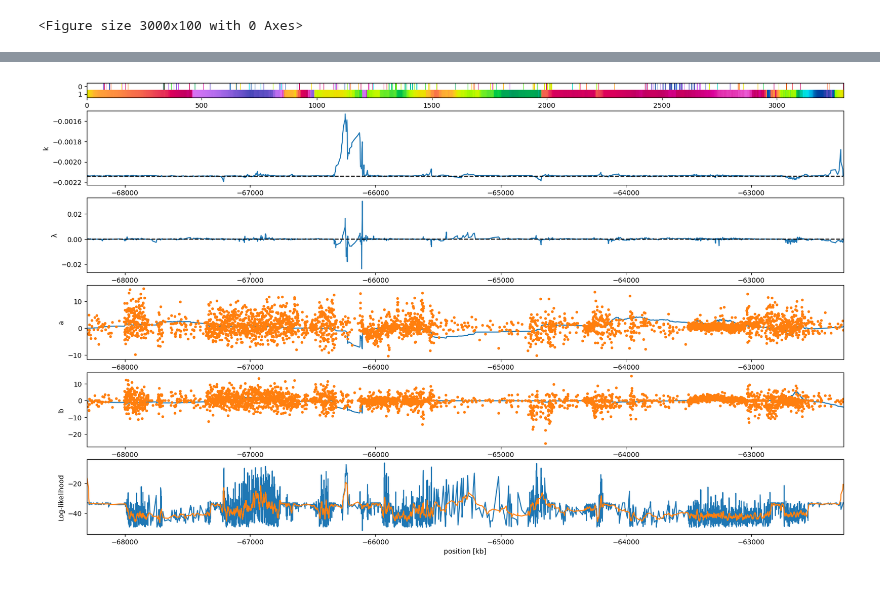
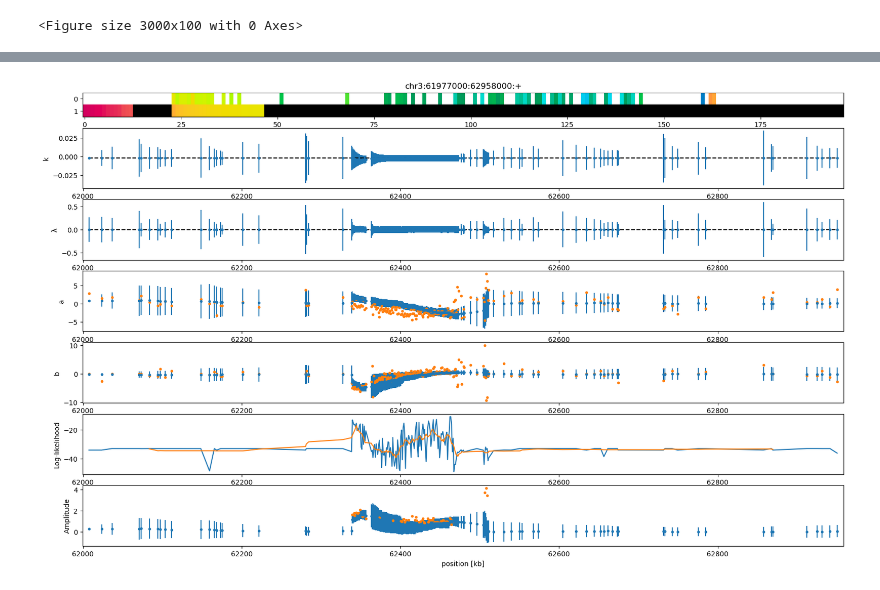
Before and after one commit to jmbreda/PROseq, a Jupyter notebook: notebooks/Test_extended_kalman_on_expressed_regions.ipynb, the cells around one changed output, grey strips where cells are left out. Drawn from its saved outputs; the diff is of its cells as text; code cells hidden in the pictures.

```diff
--- a/notebooks/Test_extended_kalman_on_expressed_regions.ipynb
+++ b/notebooks/Test_extended_kalman_on_expressed_regions.ipynb
@@ -1,4 +1,8 @@
 # %%
+%load_ext autoreload
+%autoreload 2
+%reload_ext autoreload
+
 import numpy as np
 import pandas as pd
 import argparse
@@ -113,7 +117,7 @@ def get_kf_parameters(bin_size):
     # mean of k(t) [rad/kb]
     k_mu = k_mean
     # variance k(t) process
-    sigma_k = k_mu # variance k(t) process of the same order of magnitude as the signal
+    sigma_k = 2*k_mu # variance k(t) process of the same order of magnitude as the signal
     eps_k = sigma_k * np.sqrt(2*gamma_k)
 
     # rate of mean reversion of λ(t)
@@ -323,10 +327,10 @@ kf_parameters = get_kf_parameters(bin_size)
 #    for strand in ['+','-']:
 #        coord = f'{chr}:{start}:{end}:{strand}'
 #        COORD.append(coord)
-COORD = ['chr6:3551000:7059000:-','chr17:62261000:68305000:-','chr18:43979000:47740000:+','chr17:34850000:35150000:-','chr17:26500000:26800000:+','chr7:19650855:19880000:-','chr1:67900000:69200000:-']
+COORD = ['chr6:3551000:7059000:-','chr17:62261000:68305000:-','chr18:43979000:47740000:+','chr17:34850000:35150000:-','chr17:26500000:26800000:+','chr7:19650855:19880000:-','chr1:67900000:69200000:-','chr3:61977000:62958000:+']
 # run Kalman filter
 OUT = []
-for coord in COORD:
+for coord in COORD[-2:]:
     print(coord)
 
     # get parameters
@@ -372,6 +376,7 @@ for coord in COORD:
     f_n = np.sum(X.T*np.exp(-1j*ω*T),1)
     φ_n, a_n, R2, pval, μ = fourier_transform(measurments,T,ω)
     φ_n[pval>0.1] = np.nan
+    a_n[pval>0.1] = np.nan
     #f_n[R2<0.1] = np.nan
 
     # Use unnormalized expression at each position for R
@@ -387,7 +392,7 @@ for coord in COORD:
 
     # EKF implementation
     # Initial state estimate and covariance
-    f0 = np.nanmean(f_n[:5]*R2[:5])/np.nanmean(R2[:5])
+    f0 = np.nanmean(f_n[:10]*R2[:10])/np.nanmean(R2[:10])
     a0 = f0.real
     b0 = f0.imag
     k0 = k_mu
@@ -459,9 +464,9 @@ for coord in COORD:
     #        LL_bs[k] = -0.5 * ( np.linalg.multi_dot([res.T, np.linalg.inv(S), res]) + np.log(np.linalg.det(S)) + m * np.log(2*np.pi) )
 
     # reflip if strand is '-'
-    if strand == '-':
-        x_est = x_est[::-1]
-        LL = LL[::-1]
+    #if strand == '-':
+        #x_est = x_est[::-1]
+        #LL = LL[::-1]
         #x_smooth = x_smooth[::-1]
         #LL_bs = LL_bs[::-1]
 
@@ -487,29 +492,44 @@ for coord in COORD:
     #k_smooth = x_smooth[:,2]
     #λ_smooth = x_smooth[:,3]
 
-    μ_est = x_est[:,0] + 1j*x_est[:,1]
-    a_est = 4/m * np.abs(μ_est)
-    φ_est = -np.arctan2(x_est[:,1],x_est[:,0])
-    φ_est[φ_est<0] += 2*np.pi
-    k_est = x_est[:,2]
-    λ_est = x_est[:,3]
+    a = x_est[:,0]
+    b = x_est[:,1]
+    k = x_est[:,2]
+    λ = x_est[:,3]
+    σ2_a = P_est.reshape((N_bins,n,n))[:,0,0]
+    σ2_b = P_est.reshape((N_bins,n,n))[:,1,1]
+    σ_ab = P_est.reshape((N_bins,n,n))[:,0,1]
+    σ2_k = P_est.reshape((N_bins,n,n))[:,2,2]
+    σ2_λ = P_est.reshape((N_bins,n,n))[:,3,3]
+    μ = a + 1j*b
+    amp = 4/m * np.abs(μ)
+    σ_amp = 4/m * np.sqrt( σ2_a + σ2_b + 2*σ_ab )
+
+    φ = -np.arctan2(b,a)
+    φ[φ<0] += 2*np.pi
+    # f = -artan(b/a)
+    # σ_f(a,b) = |df/da|^2 σ_a^2 + |df/da|^2 σ_b^2 + 2 df/da df/db σ_ab
+    # df/da = b/(a^2+b^2)
+    # df/db = -a/(a^2+b^2)
+    # σ2_f = (b/(a^2+b^2))^2 σ_a^2 + (-a/(a^2+b^2))^2 σ_b^2 - (ab/(a^2+b^2)) σ_ab
+    # σ_f = sqrt( b^2 σ_a^2 + a^2 σ_b^2 - 2ab σ_ab )/(a^2+b^2)^2
+    σ_φ = np.sqrt( b*b*σ2_a + a*a*σ2_b - 2*a*b*σ_ab )/(a*a+b*b)
 
 
     #df_out.to_csv(out_table,index=False,sep='\t')
-    #Φ = np.ones((3,len(positions),3))
     Φ = np.ones((2,len(positions),3))
-    Φ[0,:] = p2lc(φ_n)
-    Φ[1,:] = p2lc(φ_est)
-    #Φ[2,:] = p2lc(φ_smooth)
+    Φ[0,:] = p2lc(φ=φ_n,amp=a_n)
+    Φ[1,:] = p2lc(φ=φ,amp=a)
 
     fig = plt.figure(figsize=(30,1))
-    fig, axes = plt.subplots(6, 1, figsize=(20, 12), gridspec_kw={'height_ratios': [1, 5, 5, 5, 5, 5]})
+    fig, axes = plt.subplots(7, 1, figsize=(20, 12), gridspec_kw={'height_ratios': [2, 5, 5, 5, 5, 5, 5]})
 
     ax = axes[0]
+    ax.set_title(coord)
     ax.imshow(Φ,aspect='auto',interpolation='none')
 
     ax = axes[1]
-    ax.plot(positions,k_est)
+    ax.errorbar(positions,k,yerr=np.sqrt(σ2_k),fmt='.')
     #ax.plot(positions,k_smooth)
     ax.plot([positions[0],positions[-1]],[k_mu,k_mu],'k--')
     ax.set_xlabel('position [kb]')
@@ -518,7 +538,7 @@ for coord in COORD:
     ax.set_xlim([positions[0]-dx/2,positions[-1]+dx/2])
 
     ax = axes[2]
-    ax.plot(positions,λ_est)
+    ax.errorbar(positions,λ,yerr=np.sqrt(σ2_λ),fmt='.')
     #ax.plot(positions,λ_smooth)
     ax.plot([positions[0],positions[-1]],[0,0],'k--')
     ax.set_xlabel('position [kb]')
@@ -528,7 +548,7 @@ for coord in COORD:
     #fig.savefig(fname[0],bbox_inches='tight')
 
     ax = axes[3]
-    ax.plot(positions,x_est[:,0])
+    ax.errorbar(positions,a,yerr=np.sqrt(σ2_a),fmt='.')
     #ax.plot(positions,x_smooth[:,0])
     ax.plot(positions,f_n.real,'.')
     ax.set_xlabel('position [kb]')
@@ -537,7 +557,7 @@ for coord in COORD:
     ax.set_xlim([positions[0]-dx/2,positions[-1]+dx/2])
 
     ax = axes[4]
-    ax.plot(positions,x_est[:,1])
+    ax.errorbar(positions,b,yerr=np.sqrt(σ2_b),fmt='.')
     #ax.plot(positions,x_smooth[:,1])
     ax.plot(positions,f_n.imag,'.')
     ax.set_xlabel('position [kb]')
@@ -549,13 +569,28 @@ for coord in COORD:
     ax.plot(positions,LL)
     #ax.plot(positions,LL_bs)
     # moving average of LL
-    LL_ma = np.convolve(LL, np.ones(10)/10, mode='same')
+    # add nan padding at the beginning and end of LL_ma
+    avg_win = 11
+    LL_ma = np.convolve(LL, np.ones(avg_win)/avg_win, mode='valid')
+    pad = np.zeros(avg_win//2)*np.nan
+    LL_ma = np.concatenate([pad,LL_ma,pad])
+
     ax.plot(positions,LL_ma)
     ax.set_xlabel('position [kb]')
     ax.set_ylabel('Log-likelihood')
     dx = positions[1] - positions[0]
     ax.set_xlim([positions[0]-dx/2,positions[-1]+dx/2])
 
+    ax = axes[6]
+    ax.errorbar(positions,amp,yerr=σ_amp,fmt='.')
+    #ax.plot(positions,a_smooth)
+    ax.plot(positions,a_n,'.')
+    ax.set_xlabel('position [kb]')
+    ax.set_ylabel('Amplitude')
+    dx = positions[1] - positions[0]
+    ax.set_xlim([positions[0]-dx/2,positions[-1]+dx/2])
+
+
 
 df_out = OUT[0]
 for df in OUT[1:]:
@@ -582 +607 @@ Forward filter
-[figure, old version]
+[figure, new version]
```
Also changed, not shown: parts of 3 cells of this notebook, 18 other files.
